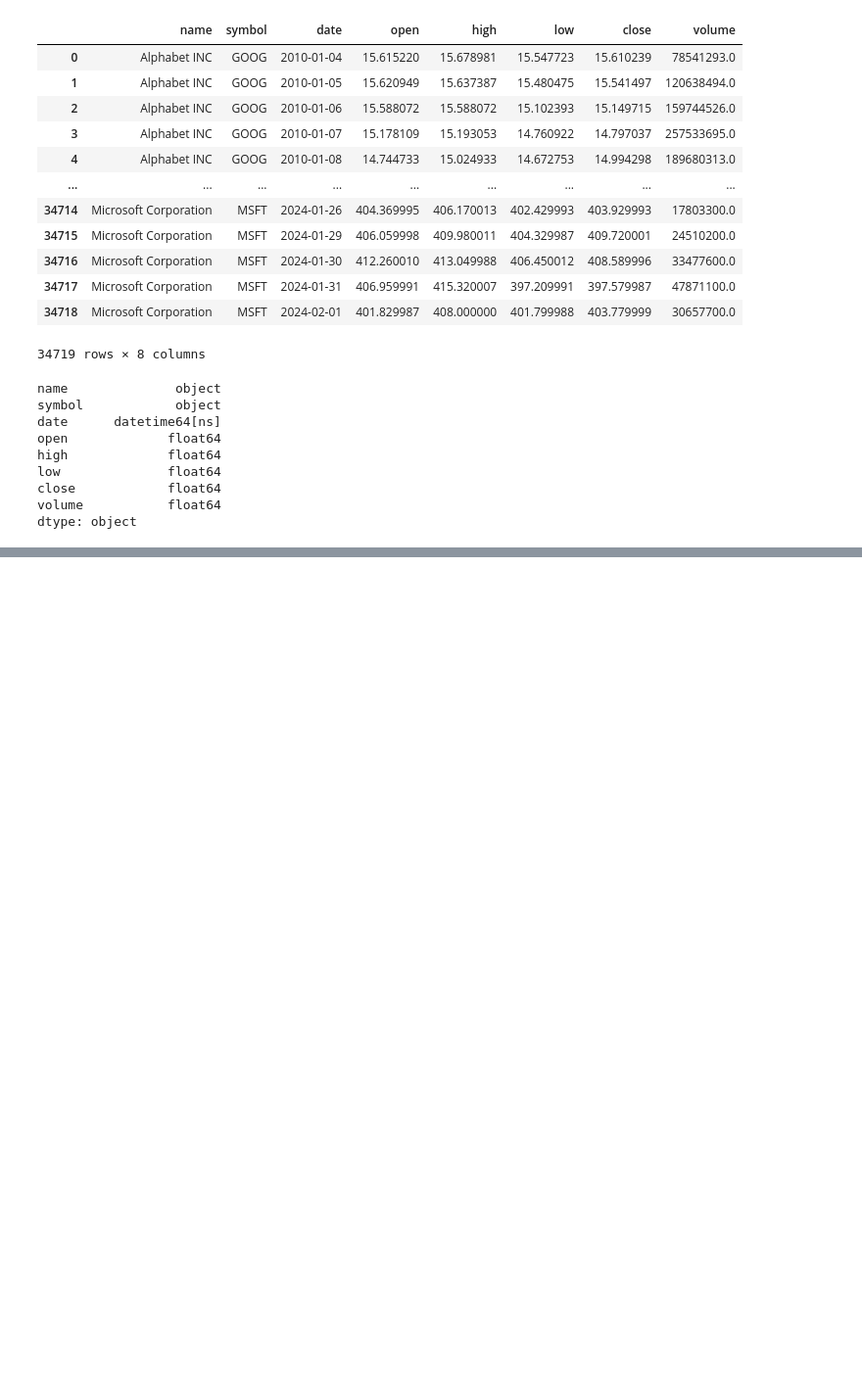
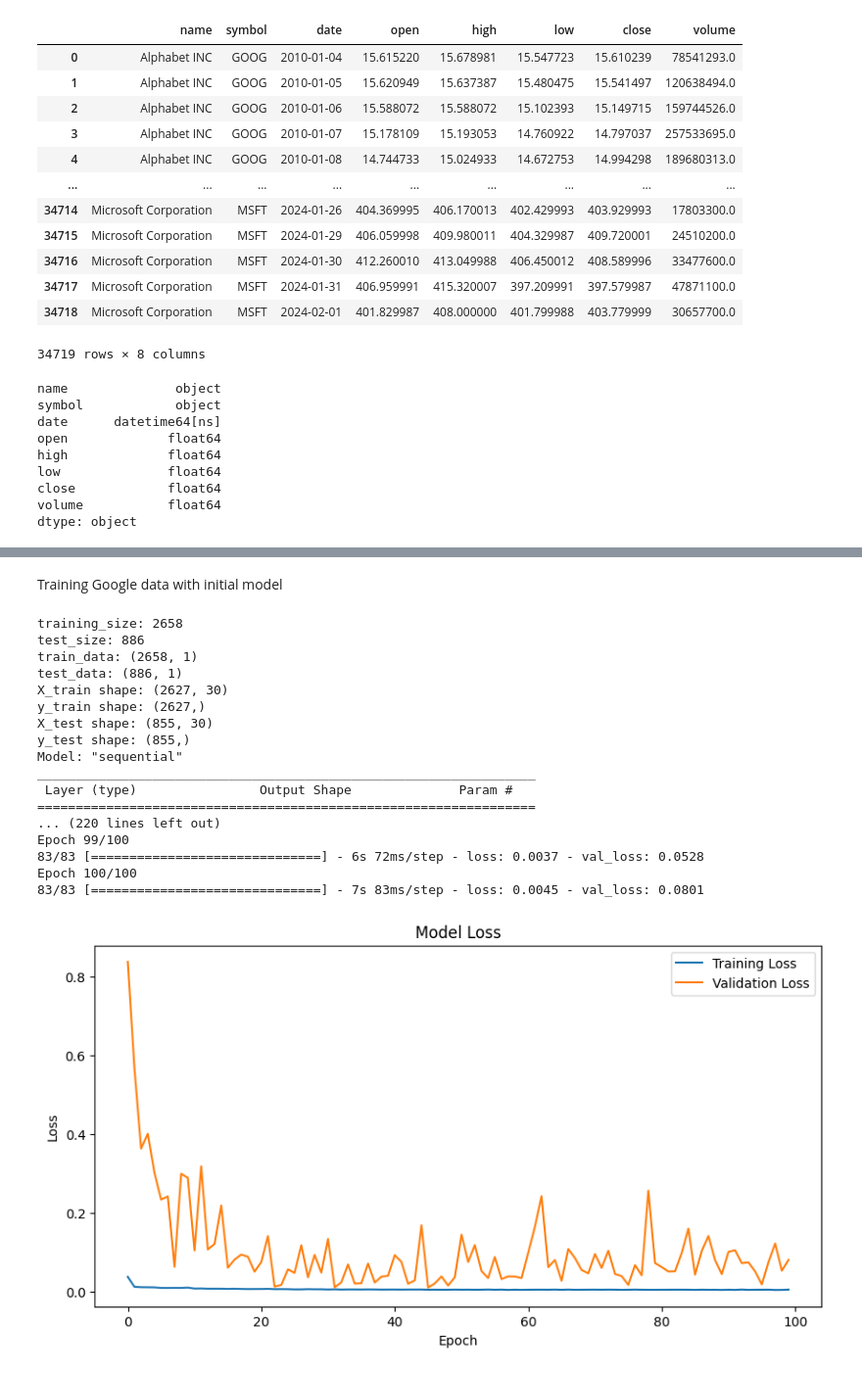
Before and after one commit to urusha-shrestha/stock_price_prediction, a Jupyter notebook: FinVest_Model.ipynb, the cells around one changed output, grey strips where cells are left out. Shown at 98% size. Saved outputs shown, nothing was run; the diff lists cells and outputs as text; code cells hidden in the pictures; blank space fills up the shorter version.

Commit message:
final model

```diff
--- a/FinVest_Model.ipynb
+++ b/FinVest_Model.ipynb
@@ -540,0 +254,22 @@ array(['GOOG', 'PEP', 'AAPL', 'NFLX', 'ORCL', 'TSLA', 'META', 'NVDA',
+# %%
+def stock_price_train(dataframe, time_step):
+  dataframe = scale_df(dataframe=dataframe)
+  training_size,val_size, test_size, train_data,val_data,test_data = split_dataset(dataframe=dataframe)
+  X_train, y_train = create_dataset(data=train_data,time_step=time_step)
+  X_val, y_val = create_dataset(data=val_data,time_step=time_step)
+  X_test, y_test= create_dataset(data=test_data, time_step=time_step)
+  print(f'X_train shape: {X_train.shape}')
+  print(f'y_train shape: {y_train.shape}')
+  print(f'X_val shape: {X_val.shape}')
+  print(f'y_val shape: {y_val.shape}')
+  print(f'X_test shape: {X_test.shape}')
+  print(f'y_test shape: {y_test.shape}')
+  X_train,X_val,X_test = reshape(X_train=X_train,X_test=X_test,X_val=X_val)
+  model=build_model1(time_step=time_step)
+  train_model(model=model,X_train=X_train,y_train=y_train,X_val=X_val,y_val=y_val)
+  return model,X_train,y_train,X_val,y_val,X_test,y_test,test_data,dataframe
+
+def stock_price_test(dataframe,model,X_train,y_train,X_val,y_val,X_test,y_test,time_step):
+  train_predict,val_predict, test_predict=test_model(model=model,X_train=X_train,X_val=X_val,X_test=X_test)
+  error(y_train=y_train,train_predict=train_predict,y_test=y_test,test_predict=test_predict)
+  plot_results(dataframe=dataframe,train_predict=train_predict,val_predict=val_predict, test_predict=test_predict, time_step=time_step)
@@ -540,0 +284,3 @@ array(['GOOG', 'PEP', 'AAPL', 'NFLX', 'ORCL', 'TSLA', 'META', 'NVDA',
+# %%
+sc=MinMaxScaler(feature_range=(0,1))
+time_step=20
@@ -540,0 +296,3 @@ array(['GOOG', 'PEP', 'AAPL', 'NFLX', 'ORCL', 'TSLA', 'META', 'NVDA',
+# %%
+google_df=google_df[2700:]
+google_df
@@ -540,0 +312,23 @@ array(['GOOG', 'PEP', 'AAPL', 'NFLX', 'ORCL', 'TSLA', 'META', 'NVDA',
+# %% [markdown]
+Training Google data with initial model
+# %%
+goog_model,X_train_goog,y_train_goog,X_test_goog,y_test_goog,test_data_goog,scaled_goog_df = stock_price_train(dataframe=google_df,time_step=time_step)
+# %% [output]
+training_size: 2658
+test_size: 886
+train_data: (2658, 1)
+test_data: (886, 1)
+X_train shape: (2627, 30)
+y_train shape: (2627,)
+X_test shape: (855, 30)
+y_test shape: (855,)
+Model: "sequential"
+_________________________________________________________________
+ Layer (type)                Output Shape              Param #
+=================================================================
+... (220 lines left out)
+Epoch 99/100
+83/83 [==============================] - 6s 72ms/step - loss: 0.0037 - val_loss: 0.0528
+Epoch 100/100
+83/83 [==============================] - 7s 83ms/step - loss: 0.0045 - val_loss: 0.0801
+[figure, added]
```
Also changed, not shown: parts of 95 cells of this notebook.
